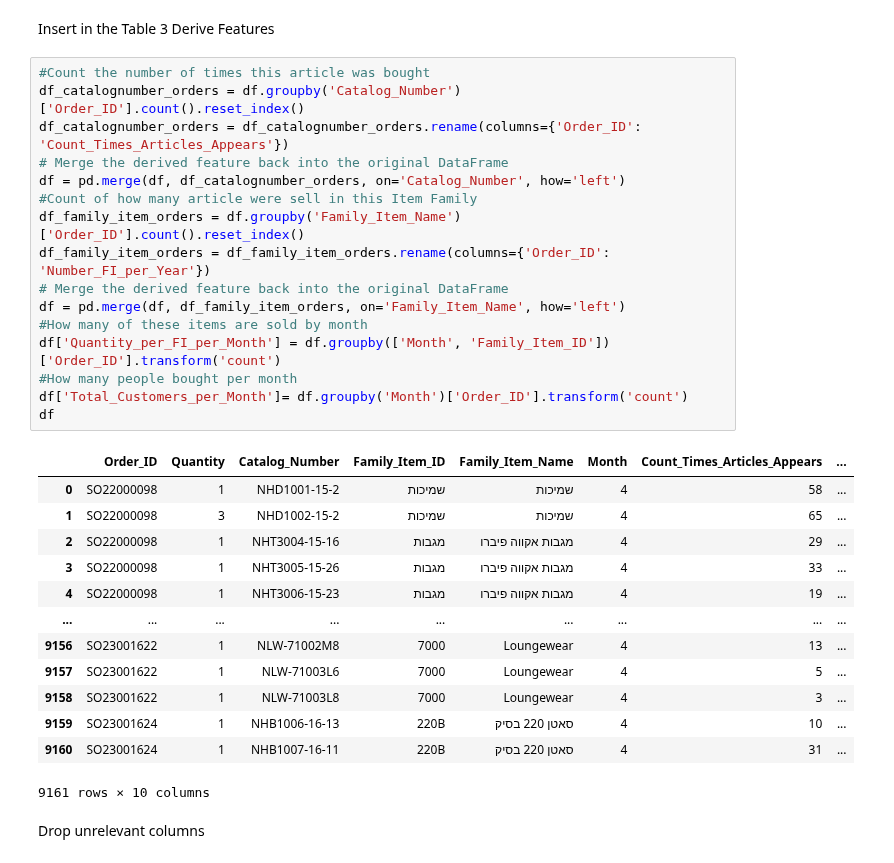
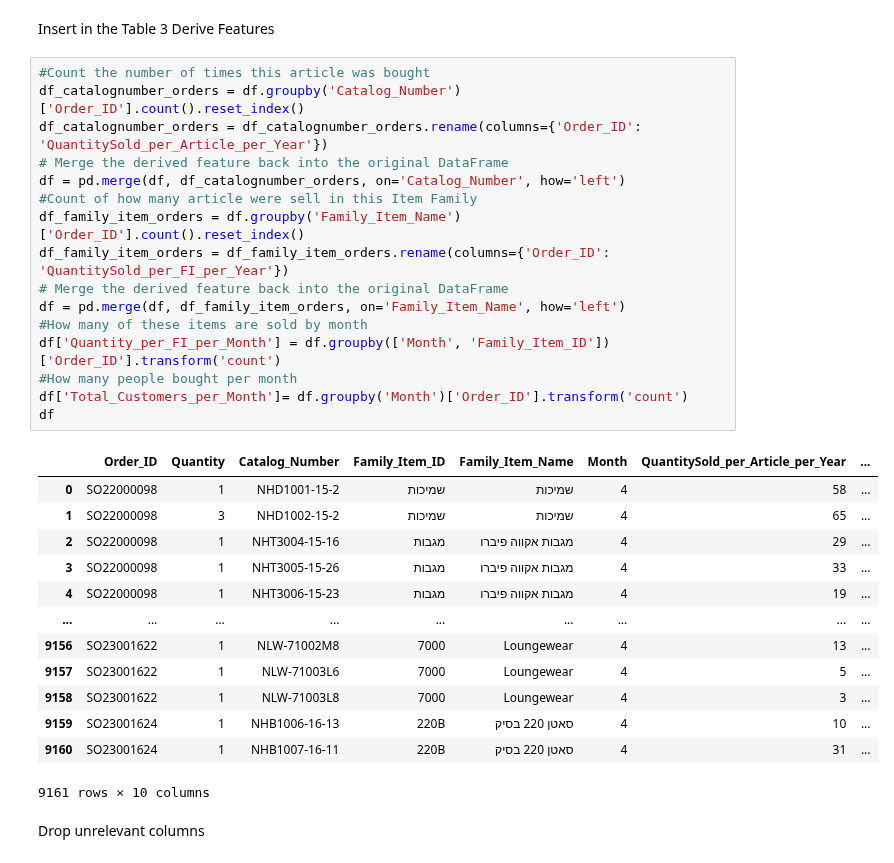
Before and after one commit to Nlasry1996/Nautica-Home, a Jupyter notebook: FamilyItemPred.ipynb, the cells around one changed output. Cells and saved outputs as stored; diff of their text form.

```diff
--- a/FamilyItemPred.ipynb
+++ b/FamilyItemPred.ipynb
@@ -71,21 +71,21 @@ Insert in the Table 3 Derive Features
 # %%
 #Count the number of times this article was bought
 df_catalognumber_orders = df.groupby('Catalog_Number')['Order_ID'].count().reset_index()
-df_catalognumber_orders = df_catalognumber_orders.rename(columns={'Order_ID': 'Count_Times_Articles_Appears'})
+df_catalognumber_orders = df_catalognumber_orders.rename(columns={'Order_ID': 'QuantitySold_per_Article_per_Year'})
 # Merge the derived feature back into the original DataFrame
 df = pd.merge(df, df_catalognumber_orders, on='Catalog_Number', how='left')
 #Count of how many article were sell in this Item Family
 df_family_item_orders = df.groupby('Family_Item_Name')['Order_ID'].count().reset_index()
-df_family_item_orders = df_family_item_orders.rename(columns={'Order_ID': 'Number_FI_per_Year'})
+df_family_item_orders = df_family_item_orders.rename(columns={'Order_ID': 'QuantitySold_per_FI_per_Year'})
 # Merge the derived feature back into the original DataFrame
 df = pd.merge(df, df_family_item_orders, on='Family_Item_Name', how='left')
 #How many of these items are sold by month
 df['Quantity_per_FI_per_Month'] = df.groupby(['Month', 'Family_Item_ID'])['Order_ID'].transform('count')
 #How many people bought per month
 df['Total_Customers_per_Month']= df.groupby('Month')['Order_ID'].transform('count')
 df
 # %% [output]
-|  | Order_ID | Quantity | Catalog_Number | Family_Item_ID | Family_Item_Name | Month | Count_Times_Articles_Appears | ... |
+|  | Order_ID | Quantity | Catalog_Number | Family_Item_ID | Family_Item_Name | Month | QuantitySold_per_Article_per_Year | ... |
 | 0 | SO22000098 | 1 | NHD1001-15-2 | שמיכות | שמיכות | 4 | 58 | ... |
 | 1 | SO22000098 | 3 | NHD1002-15-2 | שמיכות | שמיכות | 4 | 65 | ... |
 | 2 | SO22000098 | 1 | NHT3004-15-16 | מגבות | מגבות אקווה פיברו | 4 | 29 | ... |
```
Also changed, not shown: parts of 7 cells of this notebook.
